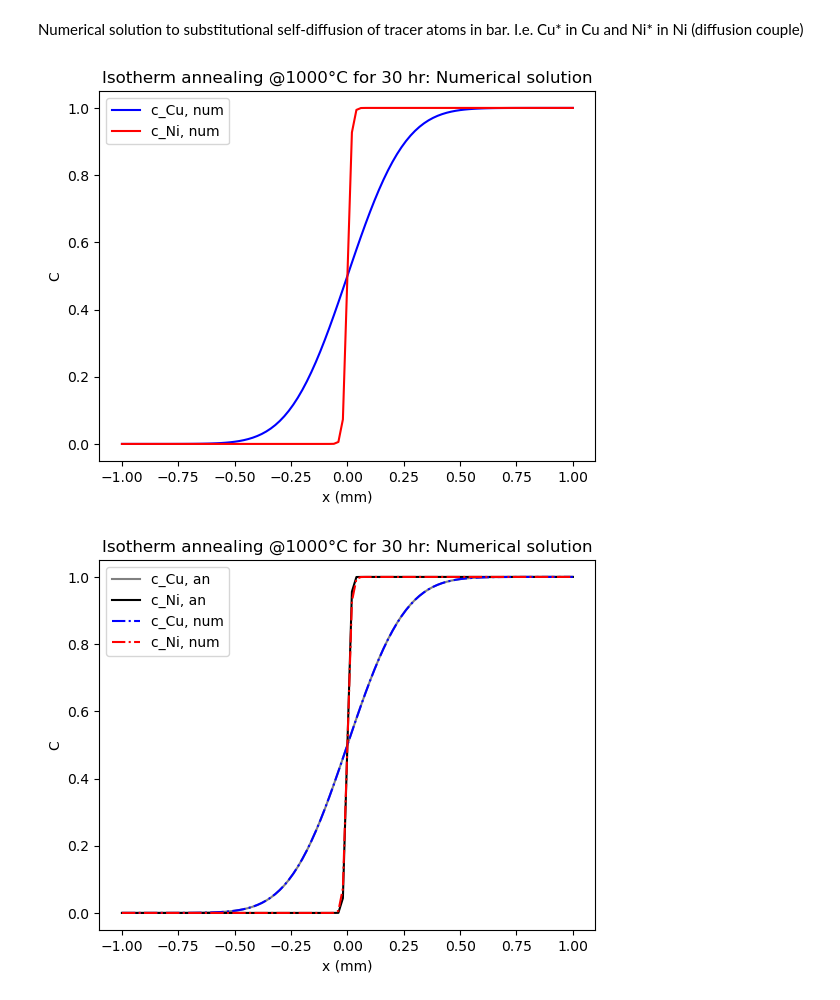
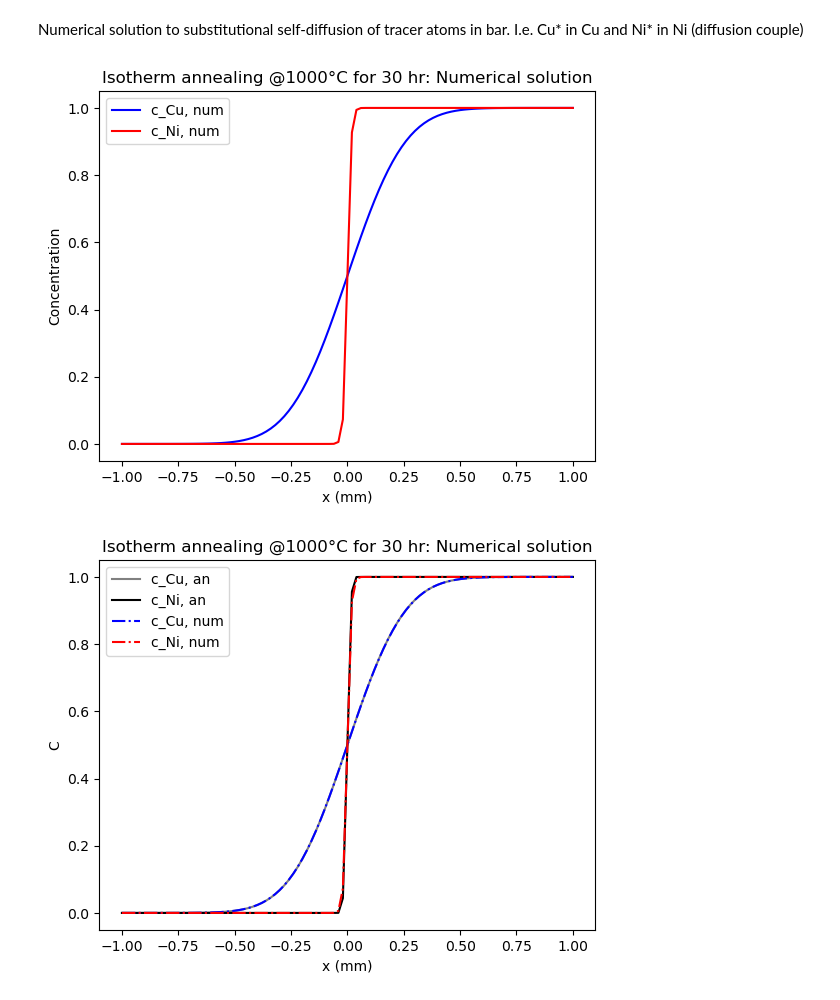
Before and after one commit to hedkjel/TMA4260-Project1, a Jupyter notebook: Hedda.ipynb, the cells around one changed output. Drawn from its saved outputs; the diff is of its cells as text; code cells hidden in the pictures.

```diff
--- a/Hedda.ipynb
+++ b/Hedda.ipynb
@@ -110,35 +110,35 @@ c[x < 0] = 0
 c[x == 0] = 0.5 # Condition at midpoint
 
 def num_sol(D, c0, dt, dx, N, M):
     """
     D  : diffusion coefficient (m^2/s)
     c0 : initial concentration array (copy of your initial condition)
     dt, dx : time and space steps
     N  : number of time steps
     M  : number of spatial intervals (len(c0) - 1)
     """
     c = c0.copy()   # don't overwrite the caller's original initial condition
     for n in range(N):
         c_new = c.copy()
         for m in range(1, M):
             c_new[m] = D*dt/dx**2 * (c[m+1] - 2*c[m] + c[m-1]) + c[m]
         c_new[0] = c0[0]   # Dirichlet: hold at initial boundary values
         c_new[M] = c0[M]
         c = c_new
     return c
 
 c_Cu = num_sol(D_Cu, c, dt, dx, N, M)
 c_Ni = num_sol(D_Ni, c, dt, dx, N, M)
 
 plt.plot(x, c_Cu, label='c_Cu, num', color='blue')
 plt.plot(x, c_Ni, label='c_Ni, num', color='red')
 plt.xlabel('x (mm)')
-plt.ylabel('C')
+plt.ylabel('Concentration')
 plt.title('Isotherm annealing @1000°C for 30 hr: Numerical solution')
 plt.legend()
 plt.show()
 # %% [output]
-[figure, old version]
+[figure, new version]
 # %%
 # Plot with analytical solution for comparison
 plt.plot(x, C_Cu, label='c_Cu, an',color='grey')
```
Also changed, not shown: parts of 1 cell of this notebook.
